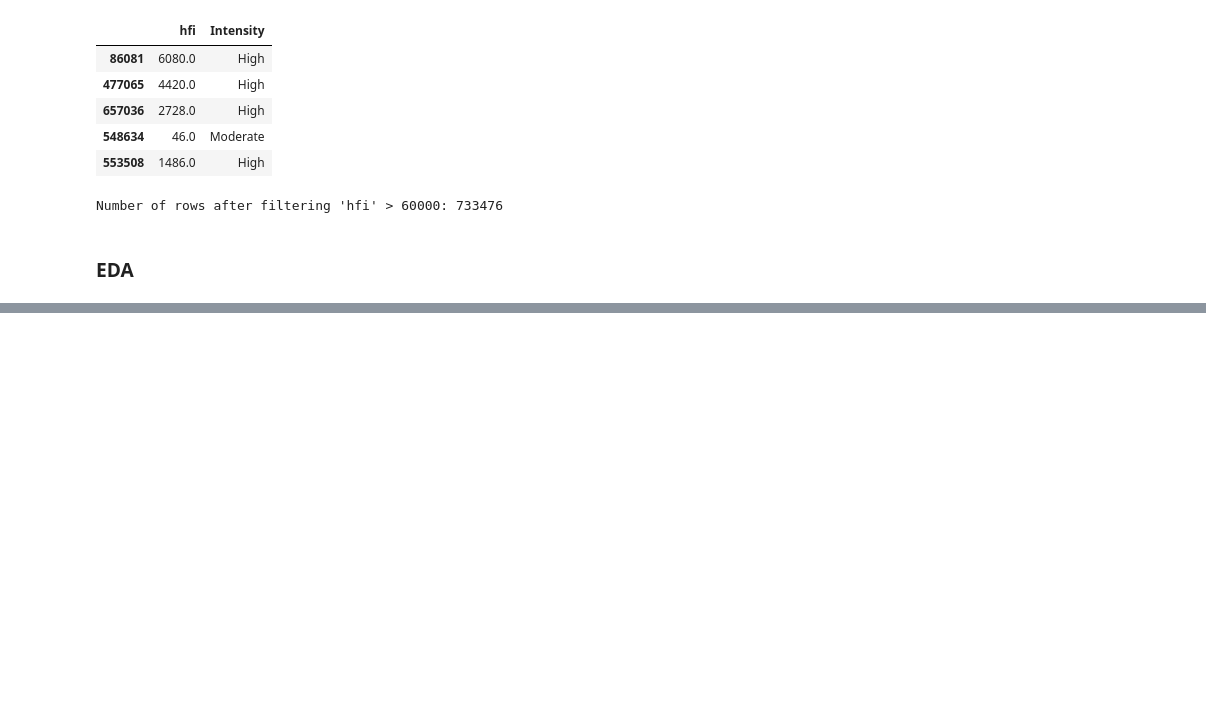
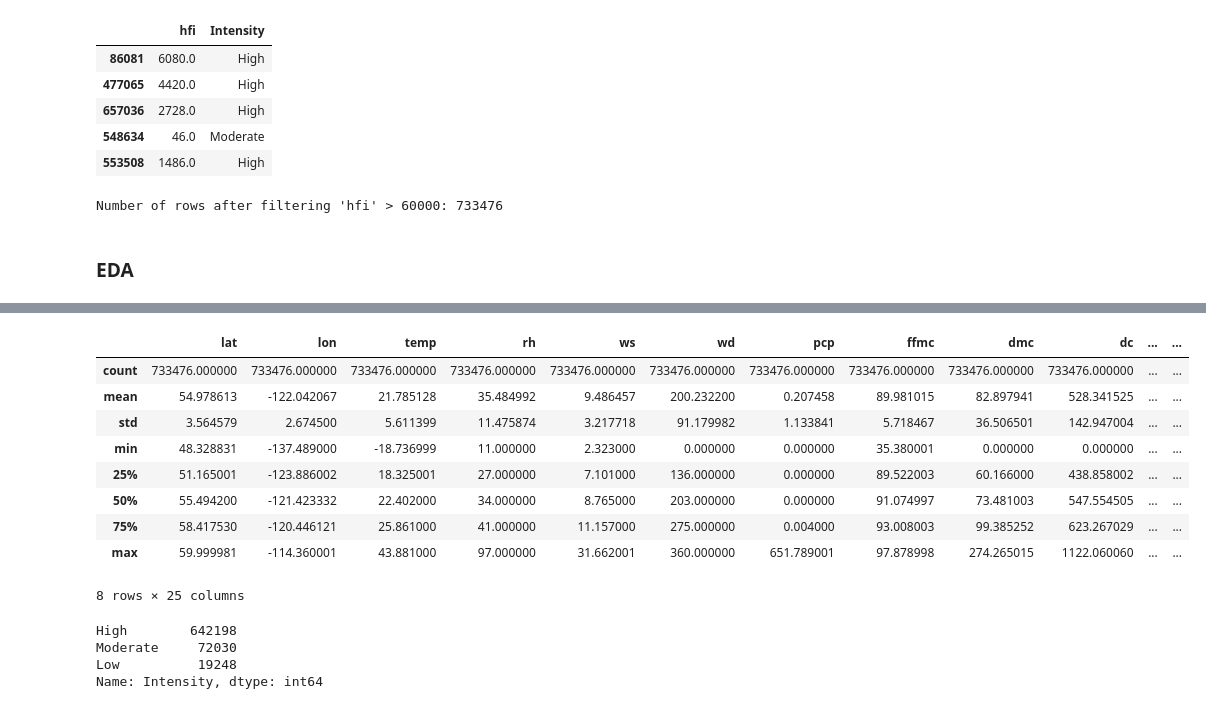
Before and after one commit to carrie-lyle/cpsc-4820-project, a Jupyter notebook: main.ipynb, the cells around one changed output, grey strips where cells are left out. Cells and saved outputs as stored; diff of their text form; code cells hidden in the pictures; blank space fills up the shorter version.

```diff
--- a/main.ipynb
+++ b/main.ipynb
@@ -217,0 +240,20 @@ Number of rows after filtering 'hfi' > 60000: 733476
+# %%
+sampled_df.describe()
+# %% [output]
+|  | lat | lon | temp | rh | ws | wd | pcp | ffmc | dmc | dc | ... | ... |
+| count | 733476.000000 | 733476.000000 | 733476.000000 | 733476.000000 | 733476.000000 | 733476.000000 | 733476.000000 | 733476.000000 | 733476.000000 | 733476.000000 | ... | ... |
+| mean | 54.978613 | -122.042067 | 21.785128 | 35.484992 | 9.486457 | 200.232200 | 0.207458 | 89.981015 | 82.897941 | 528.341525 | ... | ... |
+| std | 3.564579 | 2.674500 | 5.611399 | 11.475874 | 3.217718 | 91.179982 | 1.133841 | 5.718467 | 36.506501 | 142.947004 | ... | ... |
+| min | 48.328831 | -137.489000 | -18.736999 | 11.000000 | 2.323000 | 0.000000 | 0.000000 | 35.380001 | 0.000000 | 0.000000 | ... | ... |
+| 25% | 51.165001 | -123.886002 | 18.325001 | 27.000000 | 7.101000 | 136.000000 | 0.000000 | 89.522003 | 60.166000 | 438.858002 | ... | ... |
+| 50% | 55.494200 | -121.423332 | 22.402000 | 34.000000 | 8.765000 | 203.000000 | 0.000000 | 91.074997 | 73.481003 | 547.554505 | ... | ... |
+| 75% | 58.417530 | -120.446121 | 25.861000 | 41.000000 | 11.157000 | 275.000000 | 0.004000 | 93.008003 | 99.385252 | 623.267029 | ... | ... |
+| max | 59.999981 | -114.360001 | 43.881000 | 97.000000 | 31.662001 | 360.000000 | 651.789001 | 97.878998 | 274.265015 | 1122.060060 | ... | ... |
+8 rows × 25 columns
+# %%
+sampled_df['Intensity'].value_counts()
+# %% [output]
+High        642198
+Moderate     72030
+Low          19248
+Name: Intensity, dtype: int64
```
Also changed, not shown: parts of 2 cells of this notebook.
